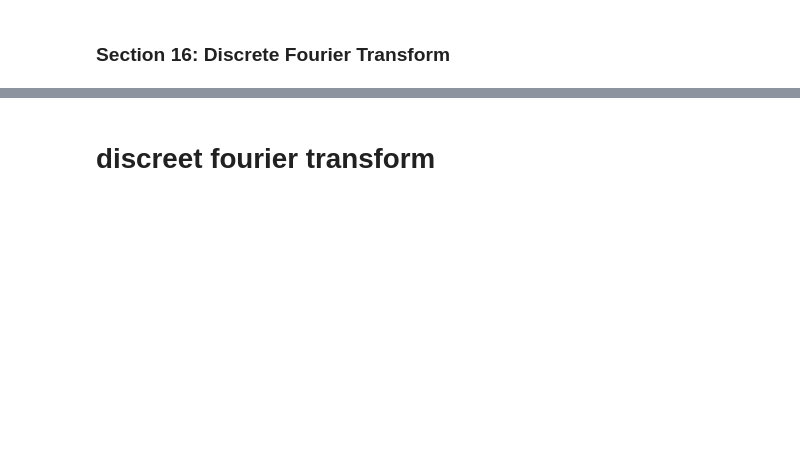
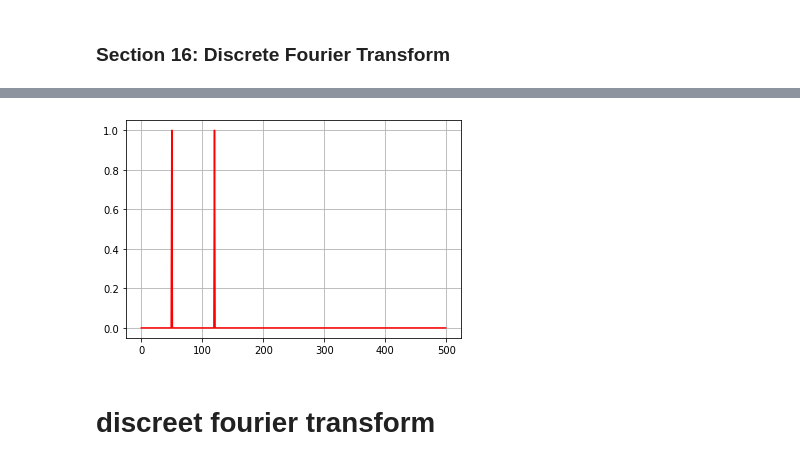
Before and after one commit to shahin1009/ME565, a Jupyter notebook: CauchyI.ipynb, the cells around one changed output, grey strips where cells are left out. Saved outputs shown, nothing was run; the diff lists cells and outputs as text; code cells hidden in the pictures; blank space fills up the shorter version.

```diff
--- a/CauchyI.ipynb
+++ b/CauchyI.ipynb
@@ -258,3 +313,11 @@ yf.shape
+# %%
+# Filter the noisy data
+b = 2.0/N * np.abs(yf2[0:N]) > 0.2
+plt.plot(xf, b , 'r-')
+plt.grid()
+plt.show()
+# %% [output]
+[figure, added]
 # %% [markdown]
 # discreet fourier transform
 # %%
```
Also changed, not shown: parts of 16 cells of this notebook.
